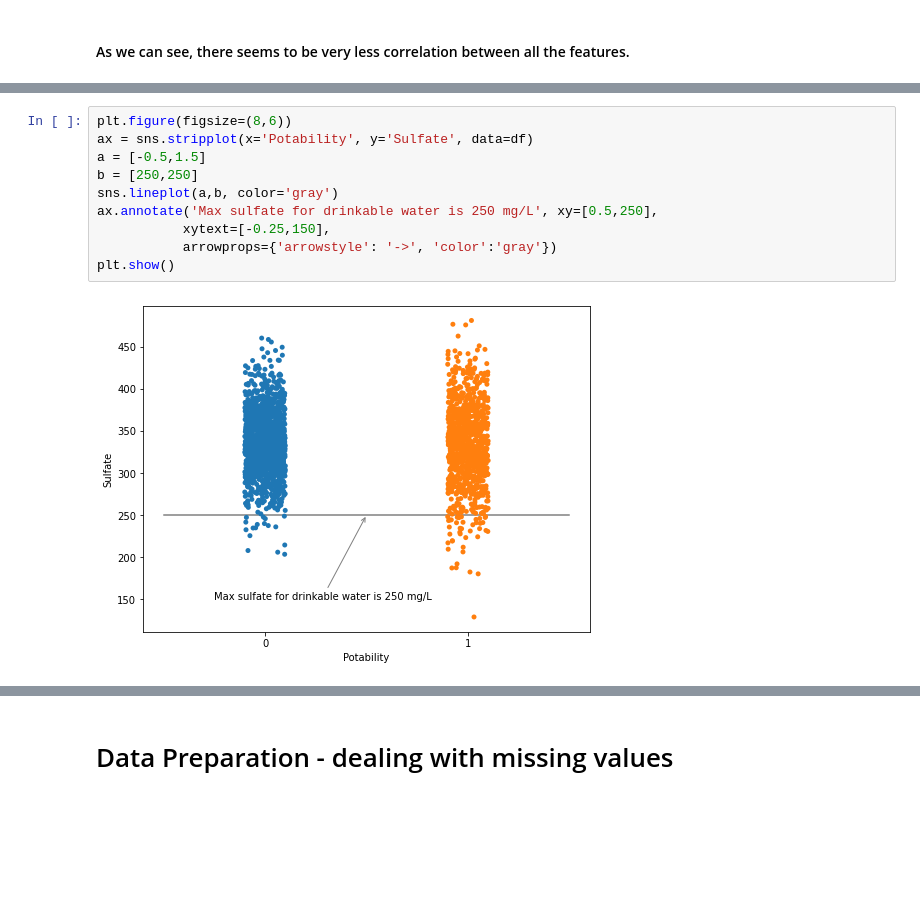
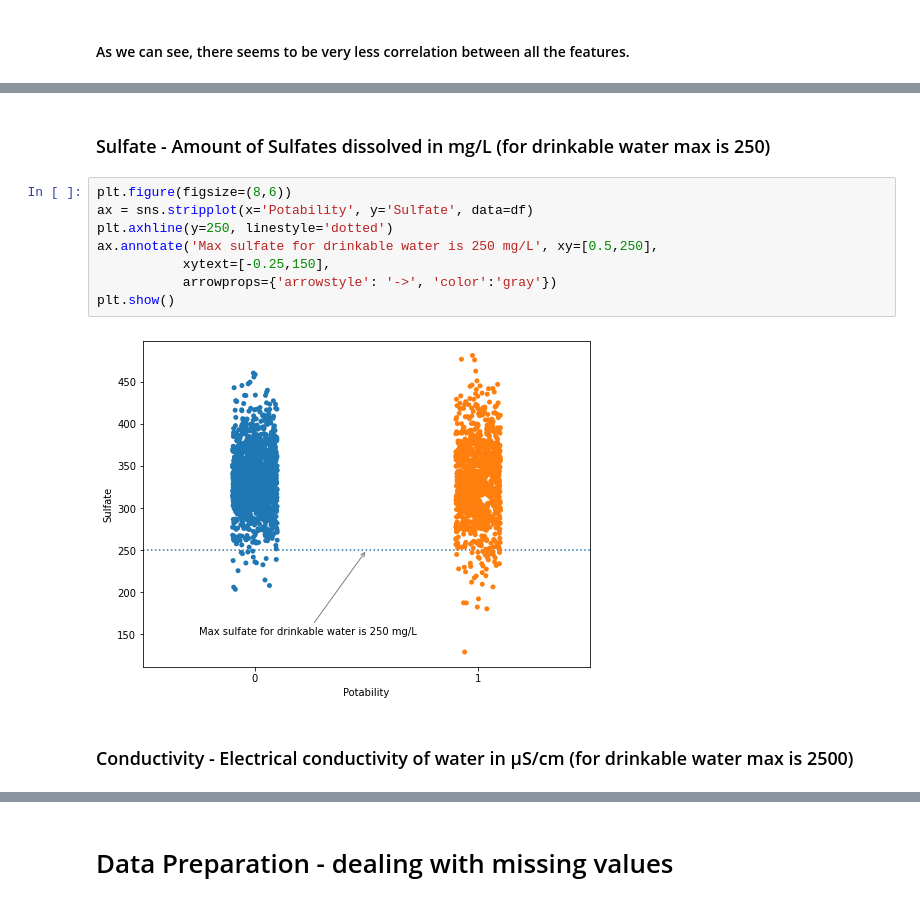
Before and after one commit to AleksanderWernik/Water_potability, a Jupyter notebook: Woda.ipynb, the cells around one changed output, grey strips where cells are left out. Saved outputs shown, nothing was run; the diff lists cells and outputs as text; blank space fills up the shorter version.

```diff
--- a/Woda.ipynb
+++ b/Woda.ipynb
@@ -113,12 +143,14 @@ plt.show()
+# %% [markdown]
+### Sulfate - Amount of Sulfates dissolved in mg/L (for drinkable water max is 250)
 # %%
 plt.figure(figsize=(8,6))
 ax = sns.stripplot(x='Potability', y='Sulfate', data=df)
-a = [-0.5,1.5]
-b = [250,250]
-sns.lineplot(a,b, color='gray')
+plt.axhline(y=250, linestyle='dotted')
 ax.annotate('Max sulfate for drinkable water is 250 mg/L', xy=[0.5,250],
            xytext=[-0.25,150],
            arrowprops={'arrowstyle': '->', 'color':'gray'})
 plt.show()
 # %% [output]
-[figure, old version]
+[figure, new version]
+# %% [markdown]
+### Conductivity - Electrical conductivity of water in μS/cm (for drinkable water max is 2500)
```
Also changed, not shown: parts of 25 cells of this notebook.
